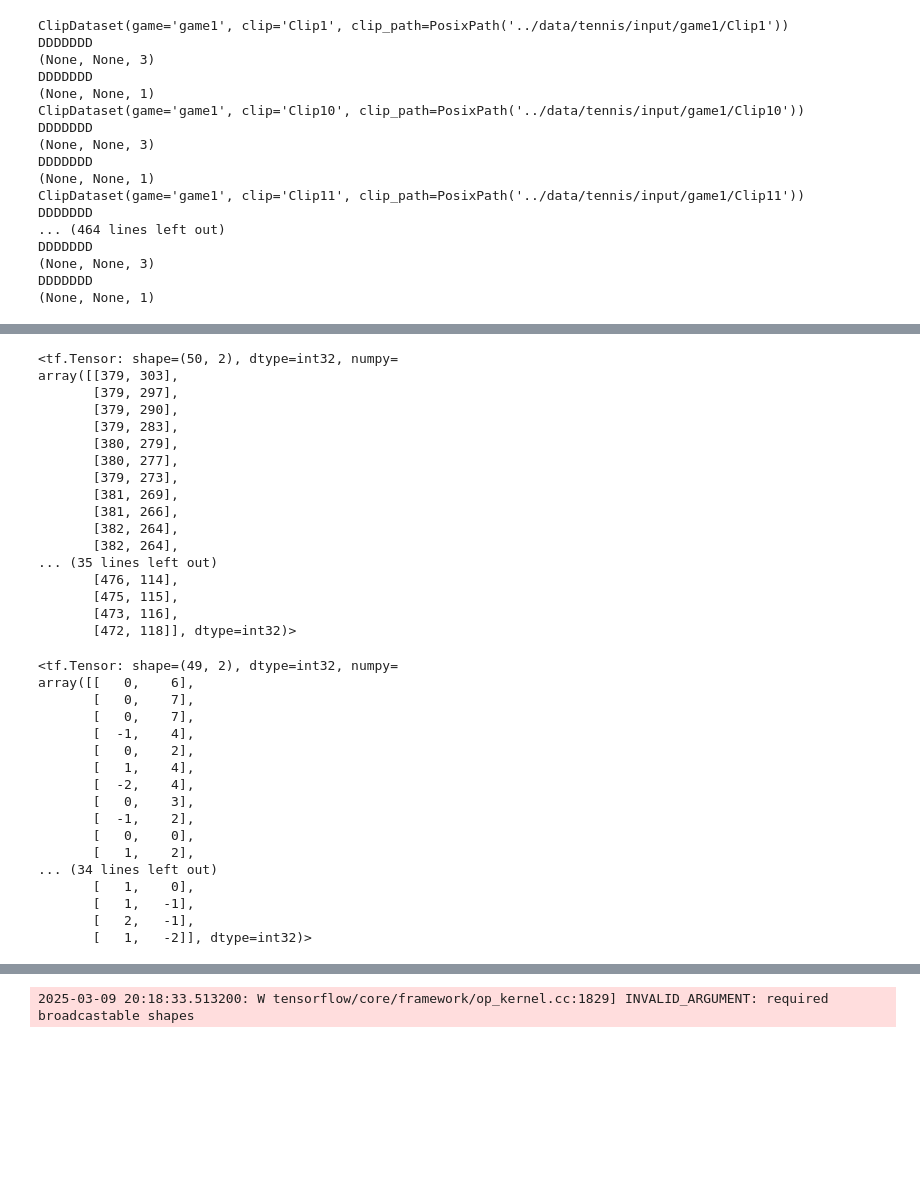
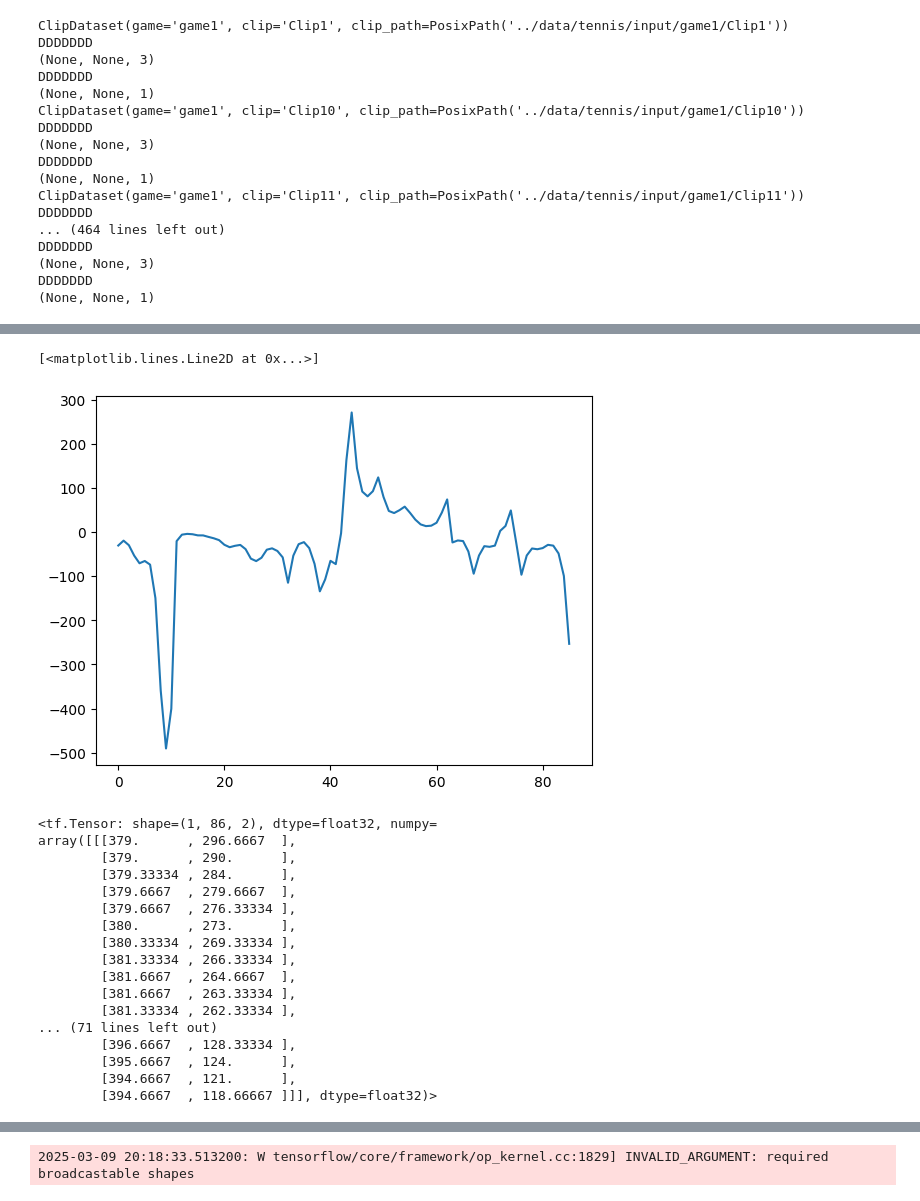
Before and after one commit to Iris-brain/tiny-ball-detector, a Jupyter notebook: notebooks/gridtracknet.ipynb, the cells around one changed output, grey strips where cells are left out. Saved outputs shown, nothing was run; the diff lists cells and outputs as text; code cells hidden in the pictures; blank space fills up the shorter version.

```diff
--- a/notebooks/gridtracknet.ipynb
+++ b/notebooks/gridtracknet.ipynb
@@ -257,0 +366,8 @@ plt.gca().invert_yaxis()
+# %%
+import keras
+
+avg_pool = keras.layers.AveragePooling1D(pool_size=3, strides=1, padding="same")
+new_coordinates = tf.reshape(new_coordinates, (1, -1, 2))
+new_coordinates = tf.cast(new_coordinates, tf.float32)
+new_coordinates = avg_pool(new_coordinates)
+new_coordinates
@@ -258,40 +412,33 @@ plt.gca().invert_yaxis()
+# %%
+v = (new_coordinates[:, 2:] - new_coordinates[:, :-2]) / 2
+
+a = new_coordinates[:, 2:] - (2 * new_coordinates[:, 1:-1]) - new_coordinates[:, :-2]
+
+k = (v[:, :, 0] * a[:, :, 1] - v[:, :, 1] * a[:, :, 0]) / (
+    v[:, :, 0] ** 2 + v[:, :, 1] ** 2
+) ** 1.5
+
+plt.plot(k[0])
+# %% [output]
+[<matplotlib.lines.Line2D at 0x...>]
+[figure, added]
 # %%
-new_coordinates
+new_coordinates[:, 1:-1]
 # %% [output]
-<tf.Tensor: shape=(50, 2), dtype=int32, numpy=
-array([[379, 303],
-       [379, 297],
-       [379, 290],
-       [379, 283],
-       [380, 279],
-       [380, 277],
-       [379, 273],
-       [381, 269],
-       [381, 266],
-       [382, 264],
-       [382, 264],
-... (35 lines left out)
-       [476, 114],
-       [475, 115],
-       [473, 116],
-       [472, 118]], dtype=int32)>
+<tf.Tensor: shape=(1, 86, 2), dtype=float32, numpy=
+array([[[379.      , 296.6667  ],
+        [379.      , 290.      ],
+        [379.33334 , 284.      ],
+        [379.6667  , 279.6667  ],
+        [379.6667  , 276.33334 ],
+        [380.      , 273.      ],
+        [380.33334 , 269.33334 ],
+        [381.33334 , 266.33334 ],
+        [381.6667  , 264.6667  ],
+        [381.6667  , 263.33334 ],
+        [381.33334 , 262.33334 ],
+... (71 lines left out)
+        [396.6667  , 128.33334 ],
+        [395.6667  , 124.      ],
+        [394.6667  , 121.      ],
+        [394.6667  , 118.66667 ]]], dtype=float32)>
-# %%
-speed_vectors
-# %% [output]
-<tf.Tensor: shape=(49, 2), dtype=int32, numpy=
-array([[   0,    6],
-       [   0,    7],
-       [   0,    7],
-       [  -1,    4],
-       [   0,    2],
-       [   1,    4],
-       [  -2,    4],
-       [   0,    3],
-       [  -1,    2],
-       [   0,    0],
-       [   1,    2],
-... (34 lines left out)
-       [   1,    0],
-       [   1,   -1],
-       [   2,   -1],
-       [   1,   -2]], dtype=int32)>
```
Also changed, not shown: parts of 17 cells of this notebook, 1 other file.
